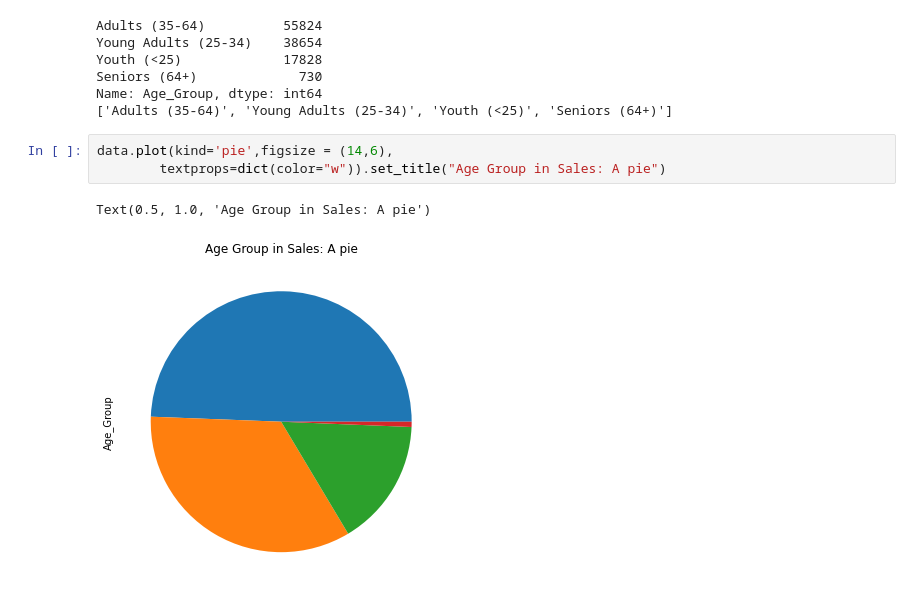
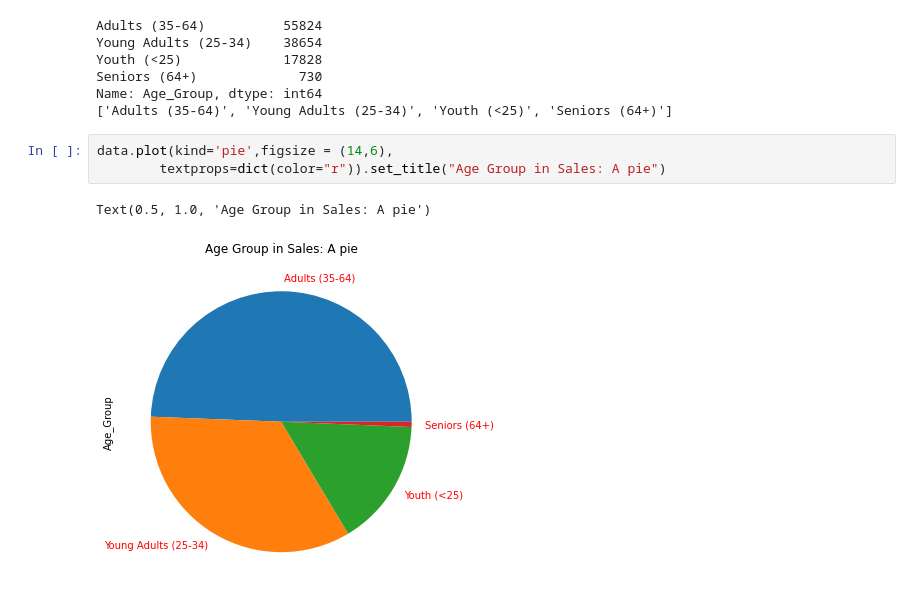
Before and after one commit to mohsinkamal001/Data-Analysis-with-Python, a Jupyter notebook: Numpy Pandas Matplotlib Seaborn/Pandas,Numpy,Matplotlib,Seaborn.ipynb, the cells around one changed output. Saved outputs shown, nothing was run; the diff lists cells and outputs as text.

Commit message:
Updated Age_Group Name color in Pie Chart

```diff
--- a/Numpy Pandas Matplotlib Seaborn/Pandas,Numpy,Matplotlib,Seaborn.ipynb
+++ b/Numpy Pandas Matplotlib Seaborn/Pandas,Numpy,Matplotlib,Seaborn.ipynb
@@ -106,7 +106,7 @@ Name: Age_Group, dtype: int64
 ['Adults (35-64)', 'Young Adults (25-34)', 'Youth (<25)', 'Seniors (64+)']
 # %%
 data.plot(kind='pie',figsize = (14,6),
-        textprops=dict(color="w")).set_title("Age Group in Sales: A pie")
+        textprops=dict(color="r")).set_title("Age Group in Sales: A pie")
 # %% [output]
 Text(0.5, 1.0, 'Age Group in Sales: A pie')
-[figure, old version]
+[figure, new version]
```
